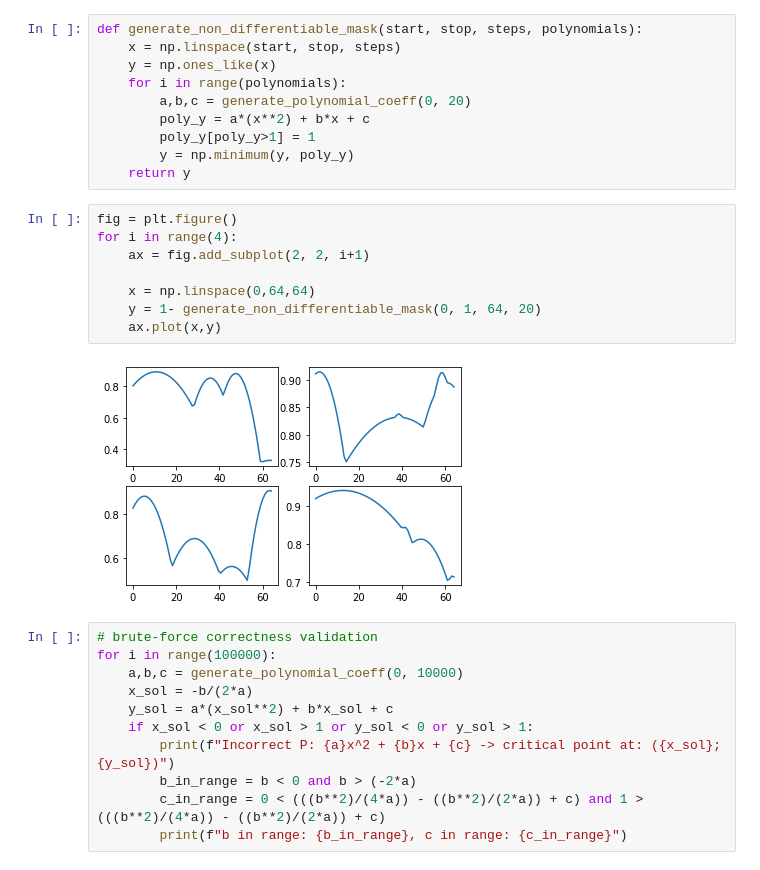
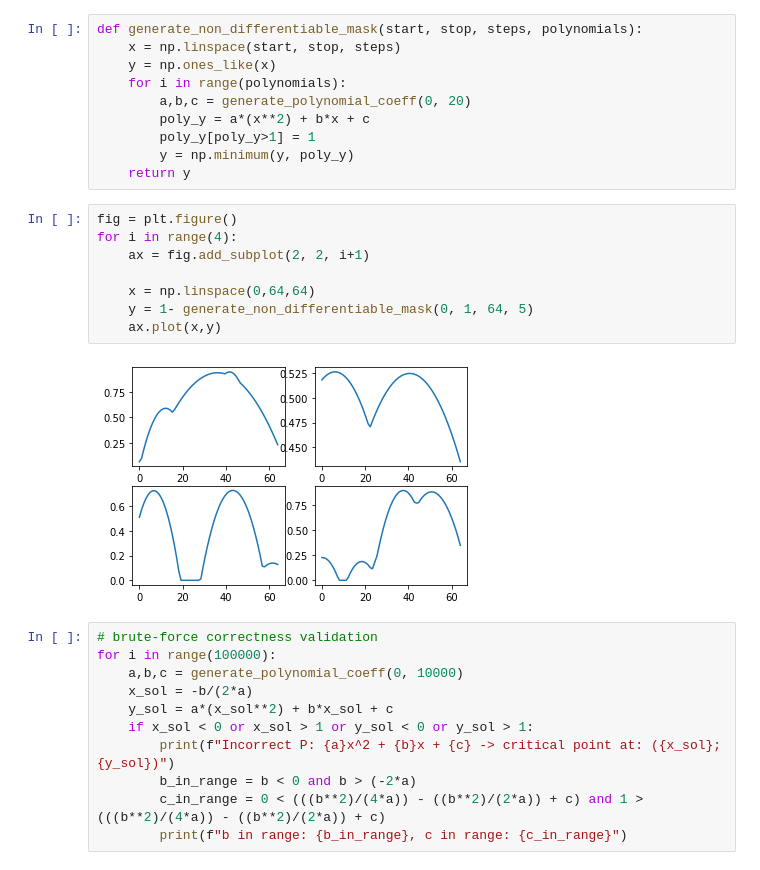
Before and after one commit to Andrius-B/bakis, a Jupyter notebook: notebooks/random_polynomial_with_one_root.ipynb, the cells around one changed output. Drawn from its saved outputs; the diff is of its cells as text.

```diff
--- a/notebooks/random_polynomial_with_one_root.ipynb
+++ b/notebooks/random_polynomial_with_one_root.ipynb
@@ -58,13 +58,13 @@ def generate_non_differentiable_mask(start, stop, steps, polynomials):
 # %%
 fig = plt.figure()
 for i in range(4):
     ax = fig.add_subplot(2, 2, i+1)
 
     x = np.linspace(0,64,64)
-    y = 1- generate_non_differentiable_mask(0, 1, 64, 20)
+    y = 1- generate_non_differentiable_mask(0, 1, 64, 5)
     ax.plot(x,y)
 # %% [output]
-[figure, old version]
+[figure, new version]
 # %%
 # brute-force correctness validation
 for i in range(100000):
```
Also changed, not shown: parts of 2 cells of this notebook, 13 other files.
